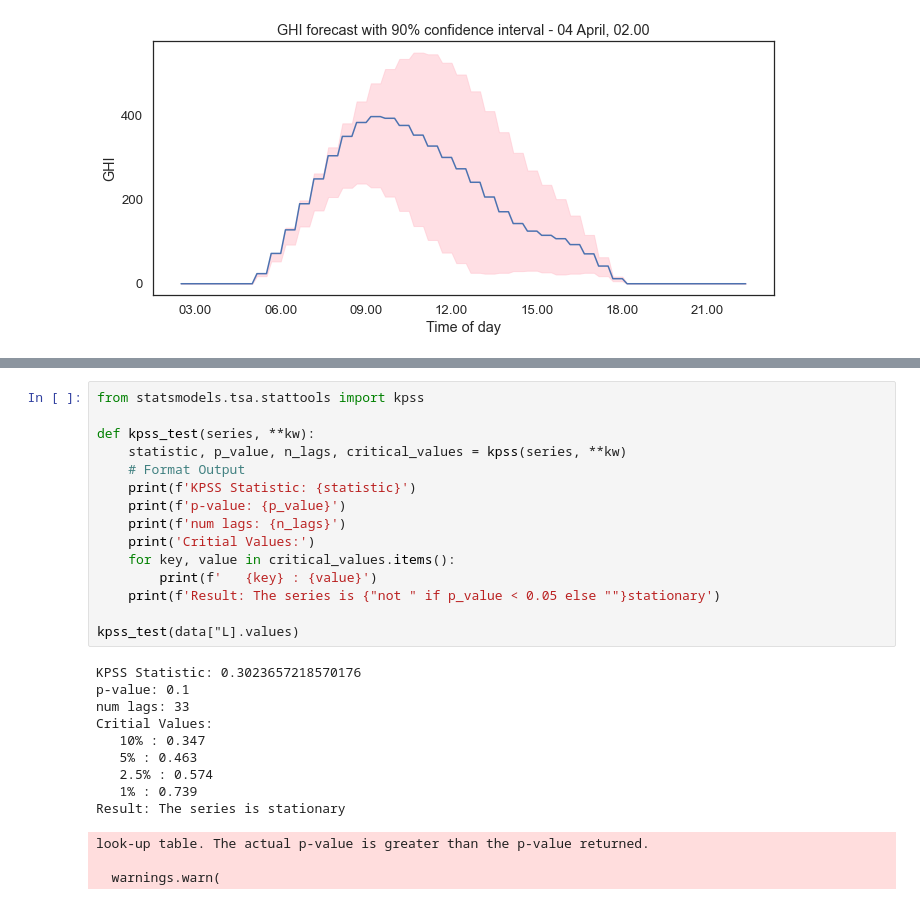
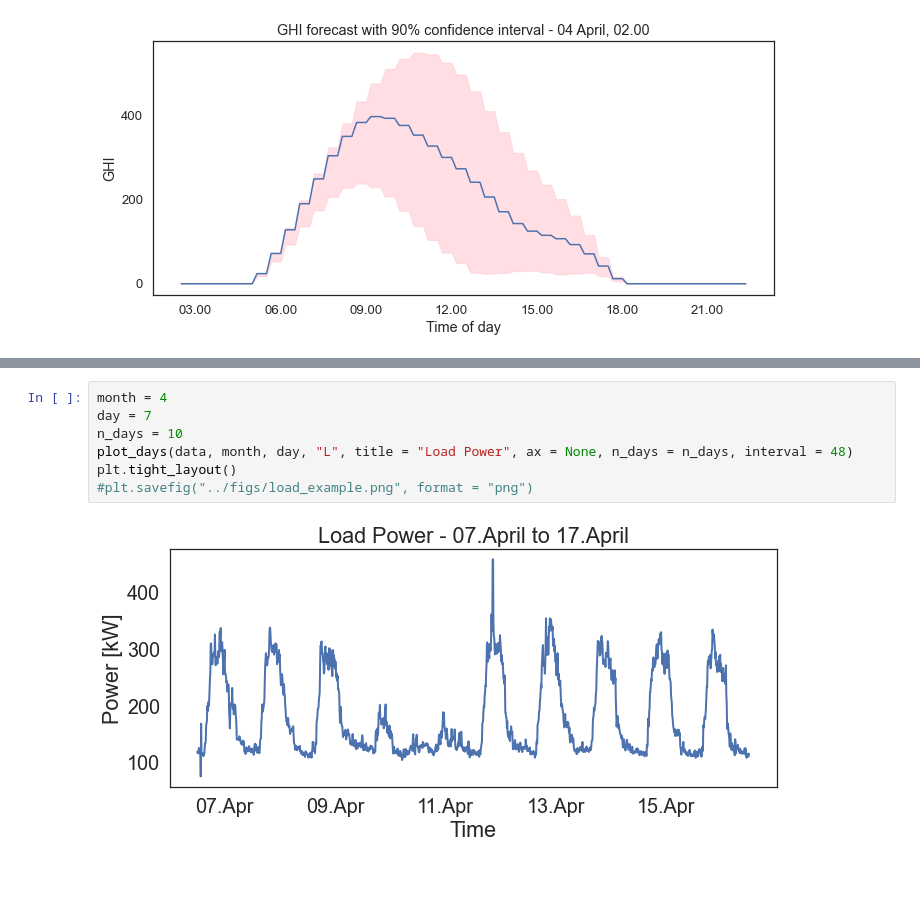
Before and after one commit to theodorhusefest/microgrid-mpc, a Jupyter notebook: data_analysis/plotting.ipynb, the cells around one changed output, grey strips where cells are left out. Drawn from its saved outputs; the diff is of its cells as text; blank space fills up the shorter version.

```diff
--- a/data_analysis/plotting.ipynb
+++ b/data_analysis/plotting.ipynb
@@ -143,28 +132,9 @@ Critial Values:
-# %%
-from statsmodels.tsa.stattools import kpss
-
-def kpss_test(series, **kw):
-    statistic, p_value, n_lags, critical_values = kpss(series, **kw)
-    # Format Output
-    print(f'KPSS Statistic: {statistic}')
-    print(f'p-value: {p_value}')
-    print(f'num lags: {n_lags}')
-    print('Critial Values:')
-    for key, value in critical_values.items():
-        print(f'   {key} : {value}')
-    print(f'Result: The series is {"not " if p_value < 0.05 else ""}stationary')
-
-kpss_test(data["L].values)
-# %% [output]
-KPSS Statistic: 0.3023657218570176
-p-value: 0.1
-num lags: 33
-Critial Values:
-   10% : 0.347
-   5% : 0.463
-   2.5% : 0.574
-   1% : 0.739
-Result: The series is stationary
-look-up table. The actual p-value is greater than the p-value returned.
-
-  warnings.warn(
+# %%
+month = 4
+day = 7
+n_days = 10
+plot_days(data, month, day, "L", title = "Load Power", ax = None, n_days = n_days, interval = 48)
+plt.tight_layout()
+#plt.savefig("../figs/load_example.png", format = "png")
+# %% [output]
+[figure, added]
```
Also changed, not shown: parts of 5 cells of this notebook, 23 other files.
